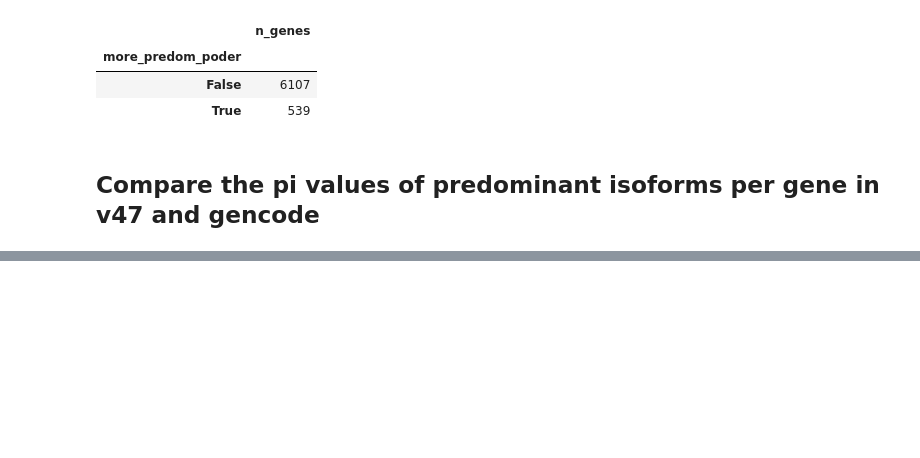
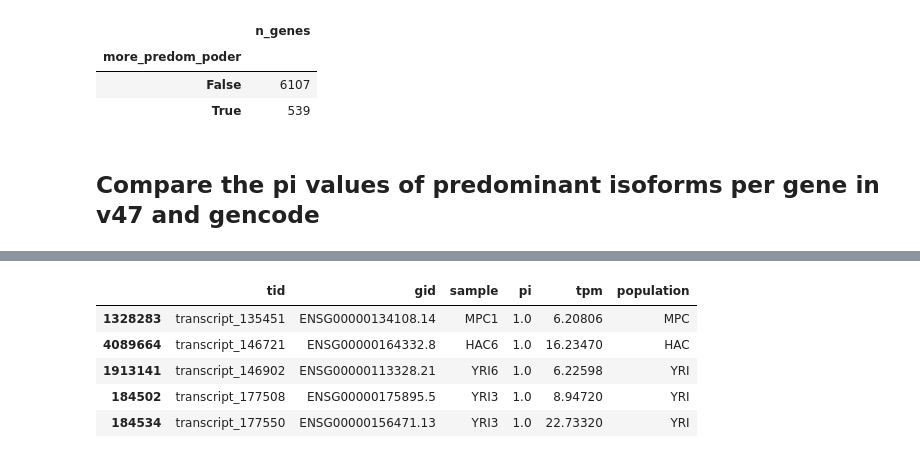
Before and after one commit to fairliereese/240903_pt, a Jupyter notebook: analysis/v47_v_poder_pi_vals.ipynb, the cells around one changed output, grey strips where cells are left out. Saved outputs shown, nothing was run; the diff lists cells and outputs as text; code cells hidden in the pictures; blank space fills up the shorter version.

```diff
--- a/analysis/v47_v_poder_pi_vals.ipynb
+++ b/analysis/v47_v_poder_pi_vals.ipynb
@@ -146,0 +162,9 @@ gc_df = gc_df.drop_duplicates(subset=['gid', 'sample'], keep='first')
+# %%
+df.head()
+# %% [output]
+|  | tid | gid | sample | pi | tpm | population |
+| 1328283 | transcript_135451 | ENSG00000134108.14 | MPC1 | 1.0 | 6.20806 | MPC |
+| 4089664 | transcript_146721 | ENSG00000164332.8 | HAC6 | 1.0 | 16.23470 | HAC |
+| 1913141 | transcript_146902 | ENSG00000113328.21 | YRI6 | 1.0 | 6.22598 | YRI |
+| 184502 | transcript_177508 | ENSG00000175895.5 | YRI3 | 1.0 | 8.94720 | YRI |
+| 184534 | transcript_177550 | ENSG00000156471.13 | YRI3 | 1.0 | 22.73320 | YRI |
```
Also changed, not shown: parts of 6 cells of this notebook, 5 other files.
